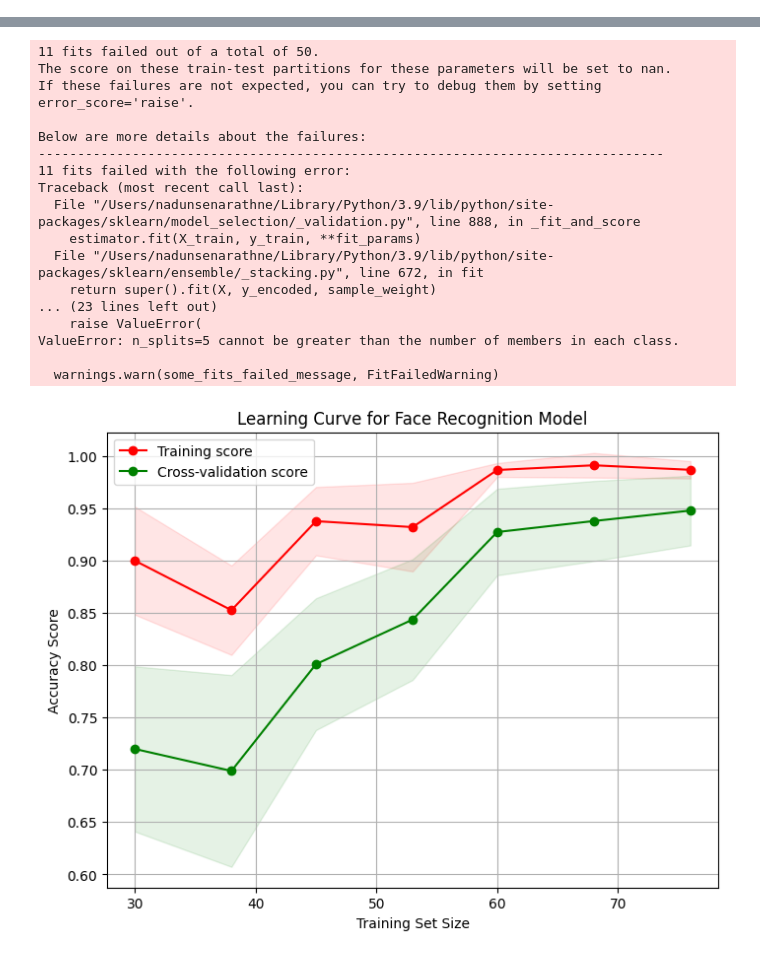
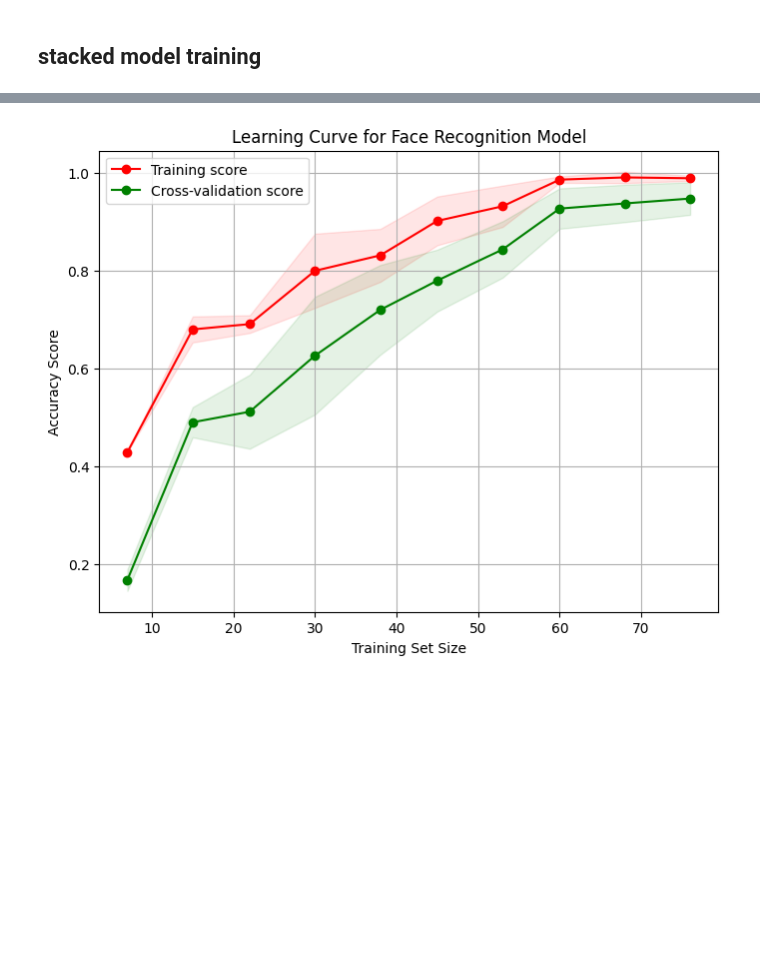
Before and after one commit to Nadun999/FYP, a Jupyter notebook: CricXpert/Face_Recognition_Model/face_rec_model_mtcnn_facenet.ipynb, the cells around one changed output, grey strips where cells are left out. Cells and saved outputs as stored; diff of their text form; code cells hidden in the pictures; blank space fills up the shorter version.

```diff
--- a/CricXpert/Face_Recognition_Model/face_rec_model_mtcnn_facenet.ipynb
+++ b/CricXpert/Face_Recognition_Model/face_rec_model_mtcnn_facenet.ipynb
@@ -1,3 +1,5 @@
+# %% [markdown]
+## stacked model training
 # %%
 import cv2 as cv
 import os
@@ -109,7 +111,7 @@ estimators = [
 log_reg_meta = LogisticRegression(C=0.001, penalty='l2', solver='liblinear')
 
 # Define the stacking ensemble
-model = StackingClassifier(estimators=estimators, final_estimator=log_reg_meta)
+model = StackingClassifier(estimators=estimators, final_estimator=log_reg_meta, cv = 3)
 model.fit(X_train, Y_train)
 
 # Save model and encoder
@@ -191,23 +193,6 @@ plot_learning_curves(model, X_train, Y_train, title='Learning Curve for Face Rec
 
        accuracy                           0.96        24
       macro avg       0.97      0.94      0.95        24
    weighted avg       0.97      0.96      0.96        24
 [figure]
-11 fits failed out of a total of 50.
-The score on these train-test partitions for these parameters will be set to nan.
-If these failures are not expected, you can try to debug them by setting error_score='raise'.
-
-Below are more details about the failures:
---------------------------------------------------------------------------------
-11 fits failed with the following error:
-Traceback (most recent call last):
-  File "/Users/nadunsenarathne/Library/Python/3.9/lib/python/site-packages/sklearn/model_selection/_validation.py", line 888, in _fit_and_score
-    estimator.fit(X_train, y_train, **fit_params)
-  File "/Users/nadunsenarathne/Library/Python/3.9/lib/python/site-packages/sklearn/ensemble/_stacking.py", line 672, in fit
-    return super().fit(X, y_encoded, sample_weight)
-... (23 lines left out)
-    raise ValueError(
-ValueError: n_splits=5 cannot be greater than the number of members in each class.
-
-  warnings.warn(some_fits_failed_message, FitFailedWarning)
-[figure, old version]
+[figure, new version]
```
Also changed, not shown: parts of 9 cells of this notebook, 21 other files.
